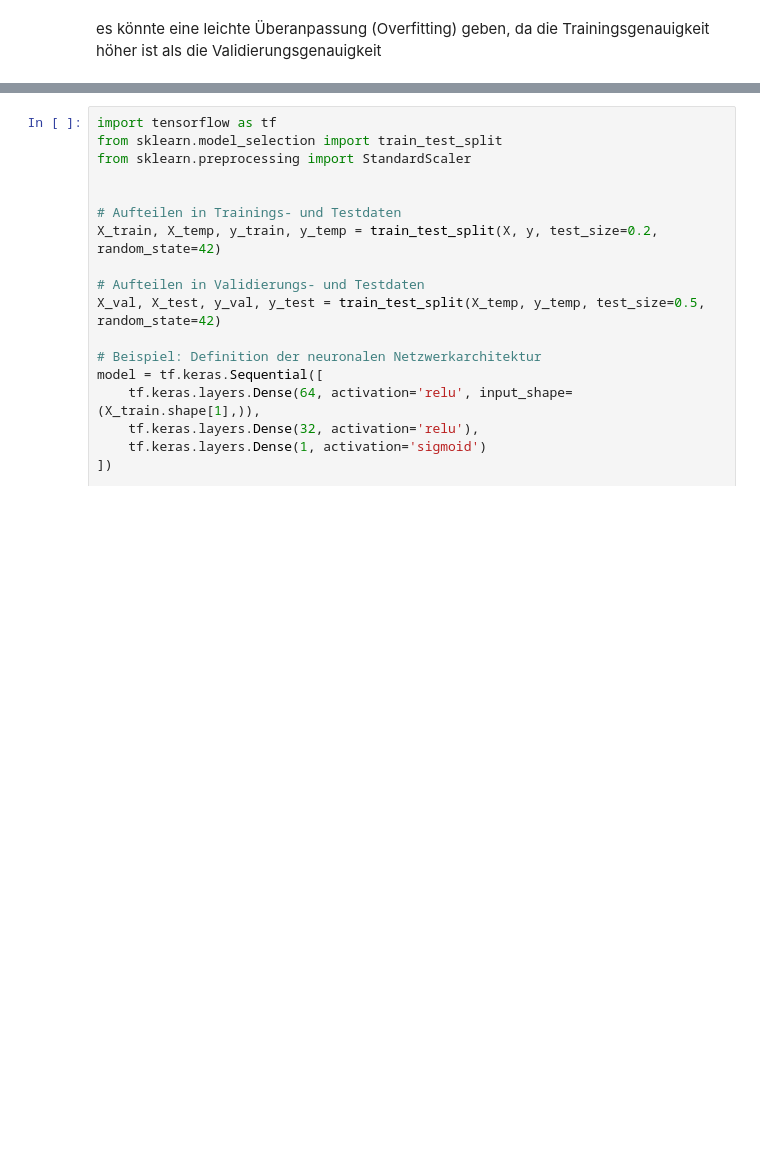
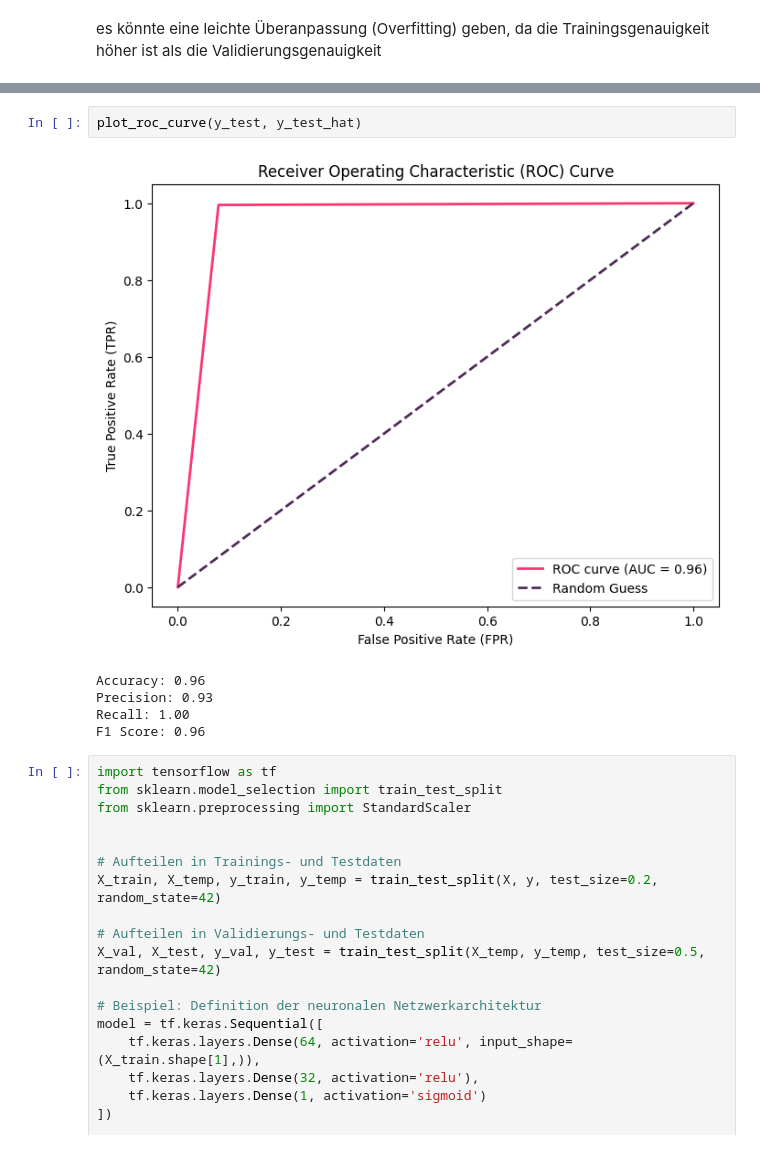
Before and after one commit to OltiGashi2003/banking_main, a Jupyter notebook: banking_main.ipynb, the cells around one changed output, grey strips where cells are left out. Saved outputs shown, nothing was run; the diff lists cells and outputs as text; blank space fills up the shorter version.

```diff
--- a/banking_main.ipynb
+++ b/banking_main.ipynb
@@ -558,3 +634,11 @@ es könnte eine leichte Überanpassung (Overfitting) geben, da die Trainingsgena
+# %%
+plot_roc_curve(y_test, y_test_hat)
+# %% [output]
+[figure, added]
+Accuracy: 0.96
+Precision: 0.93
+Recall: 1.00
+F1 Score: 0.96
 # %%
 import tensorflow as tf
 from sklearn.model_selection import train_test_split
```
Also changed, not shown: parts of 9 cells of this notebook.
